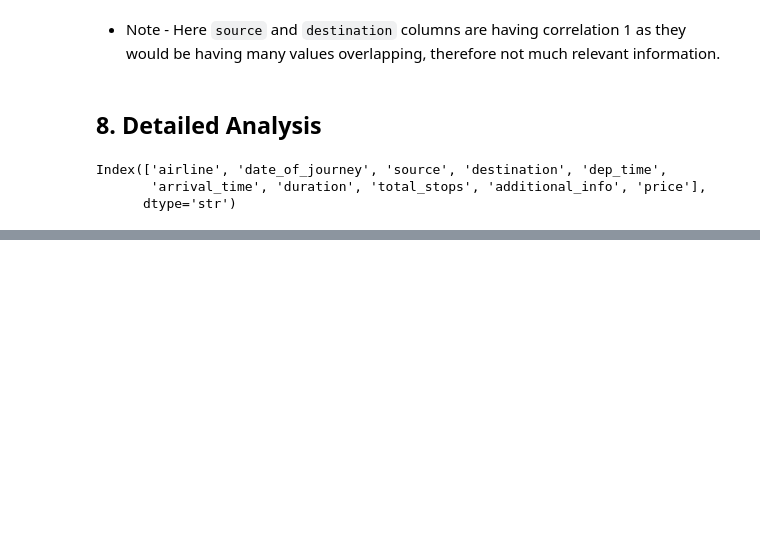
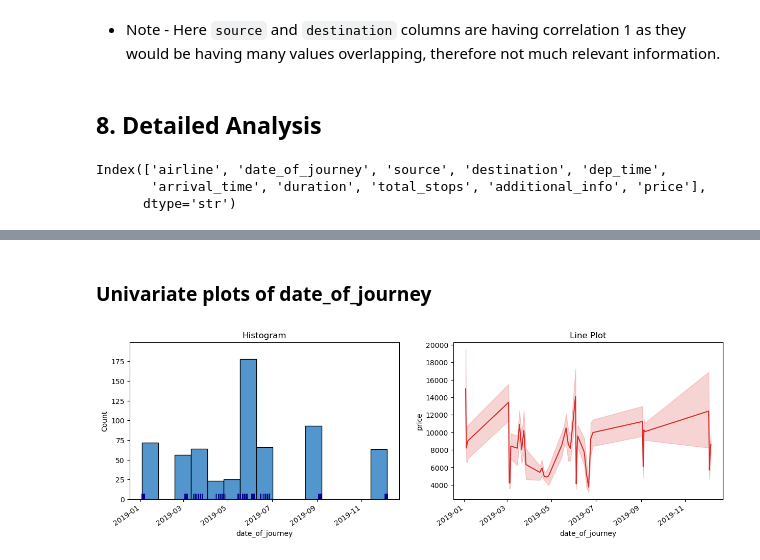
Before and after one commit to Ashish-gaba/Flight-Price-Prediction-using-AWS-Sagemaker, a Jupyter notebook: notebooks/eda.ipynb, the cells around one changed output, grey strips where cells are left out. Saved outputs shown, nothing was run; the diff lists cells and outputs as text; code cells hidden in the pictures; blank space fills up the shorter version.

```diff
--- a/notebooks/eda.ipynb
+++ b/notebooks/eda.ipynb
@@ -212,0 +345,9 @@ Index(['airline', 'date_of_journey', 'source', 'destination', 'dep_time',
+# %%
+eda_helper_functions.dt_univar_plots(
+    data=train,
+    var='date_of_journey',
+    target='price'
+)
+# %% [output]
+Univariate plots of date_of_journey
+[figure, added]
```
Also changed, not shown: parts of 47 cells of this notebook, 1 other file.
